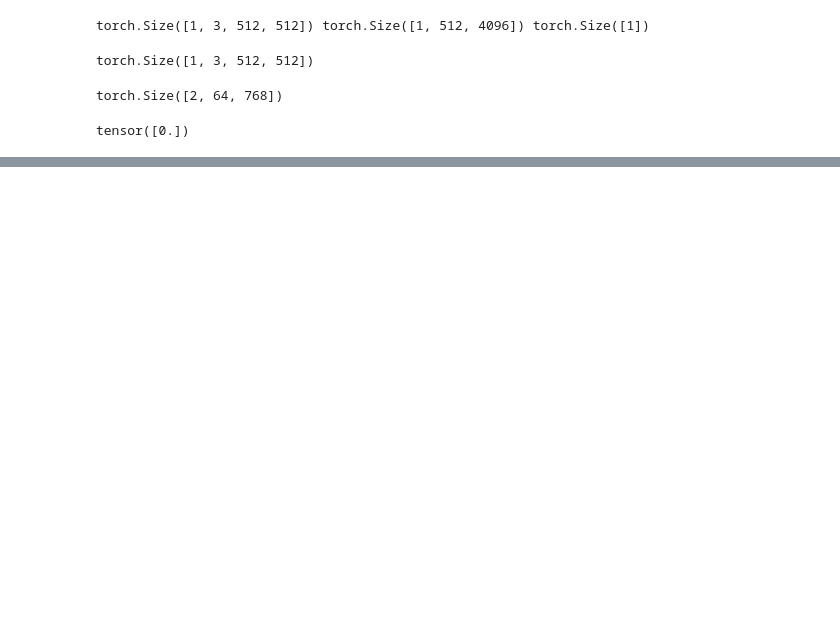
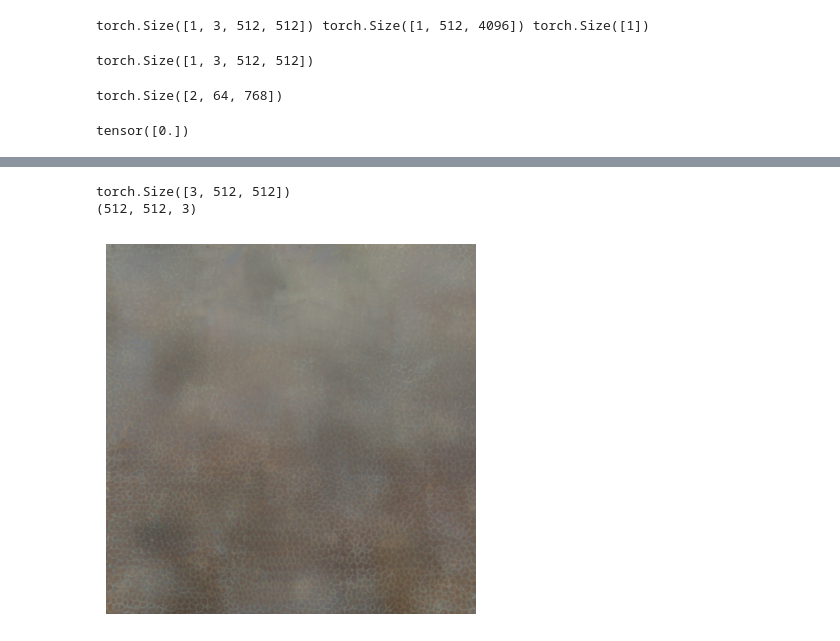
Before and after one commit to Ishushan02/Tiny-Recursive-Model-for-Text-To-Image-Generation, a Jupyter notebook: 6_ImageGeneration.ipynb, the cells around one changed output, grey strips where cells are left out. Saved outputs shown, nothing was run; the diff lists cells and outputs as text; code cells hidden in the pictures; blank space fills up the shorter version.

```diff
--- a/6_ImageGeneration.ipynb
+++ b/6_ImageGeneration.ipynb
@@ -557,0 +588,14 @@ torch.Size([512, 512, 3])
+# %%
+xt = generateNewImage("A cute kitten is sitting in a dish on a table.", B=1, NSTEPS=20)
+img = xt[0]
+print(img.shape)
+img = img.permute(1, 2, 0).cpu().numpy()
+# img = np.clip(img, 0, 1)
+print(img.shape)
+plt.imshow(img)
+plt.axis("off")
+plt.show()
+# %% [output]
+torch.Size([3, 512, 512])
+(512, 512, 3)
+[figure, added]
```
Also changed, not shown: parts of 13 cells of this notebook, 3 other files.
